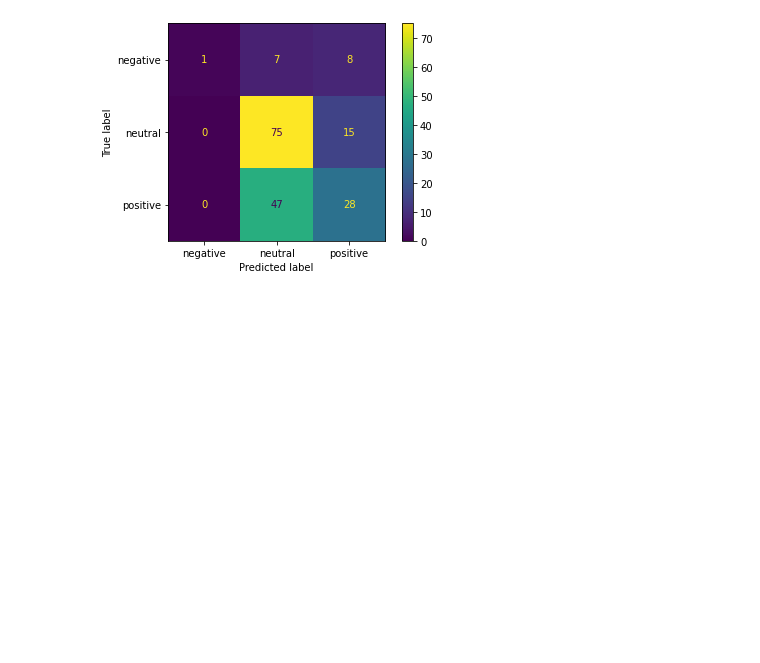
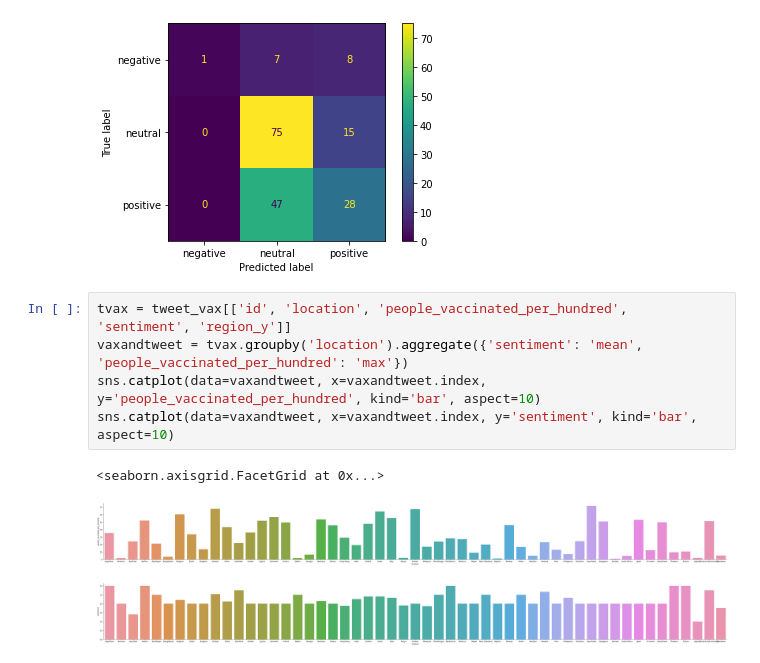
Before and after one commit to naogao/cs216-project, a Jupyter notebook: Logistic Model.ipynb, the cells around one changed output. Saved outputs shown, nothing was run; the diff lists cells and outputs as text; blank space fills up the shorter version.

```diff
--- a/Logistic Model.ipynb
+++ b/Logistic Model.ipynb
@@ -198,3 +198,12 @@ plt.grid(False)
 # %% [output]
 Model Score: 0.574585635359116
 [figure]
+# %%
+tvax = tweet_vax[['id', 'location', 'people_vaccinated_per_hundred', 'sentiment', 'region_y']]
+vaxandtweet = tvax.groupby('location').aggregate({'sentiment': 'mean', 'people_vaccinated_per_hundred': 'max'})
+sns.catplot(data=vaxandtweet, x=vaxandtweet.index, y='people_vaccinated_per_hundred', kind='bar', aspect=10)
+sns.catplot(data=vaxandtweet, x=vaxandtweet.index, y='sentiment', kind='bar', aspect=10)
+# %% [output]
+<seaborn.axisgrid.FacetGrid at 0x...>
+[figure, added]
+[figure, added]
```
